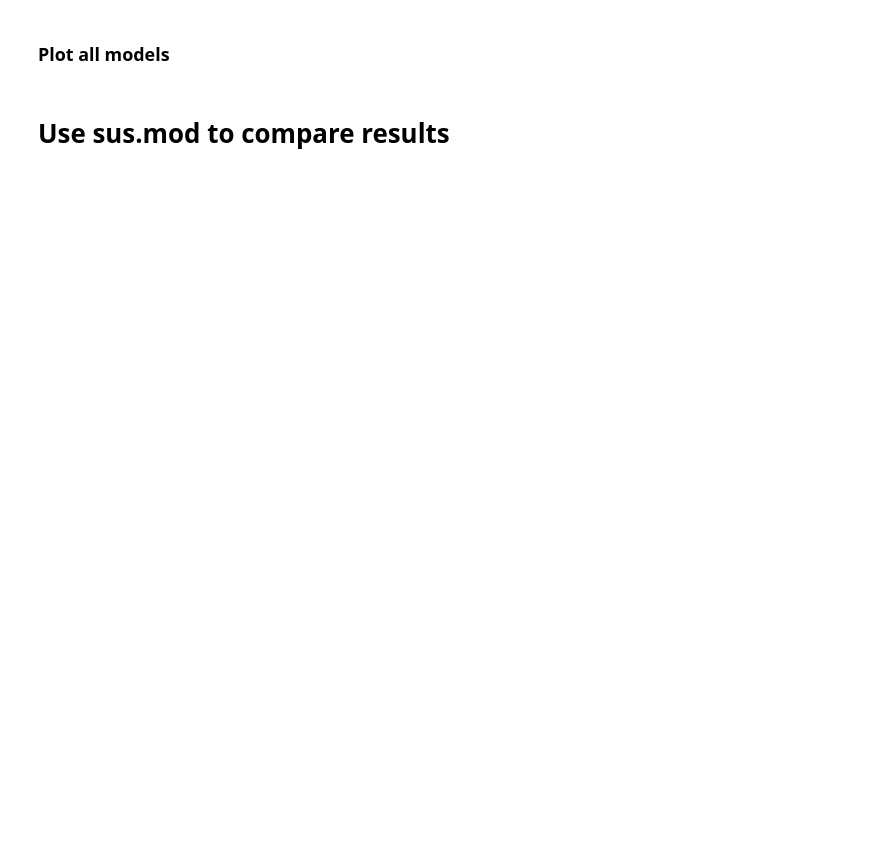
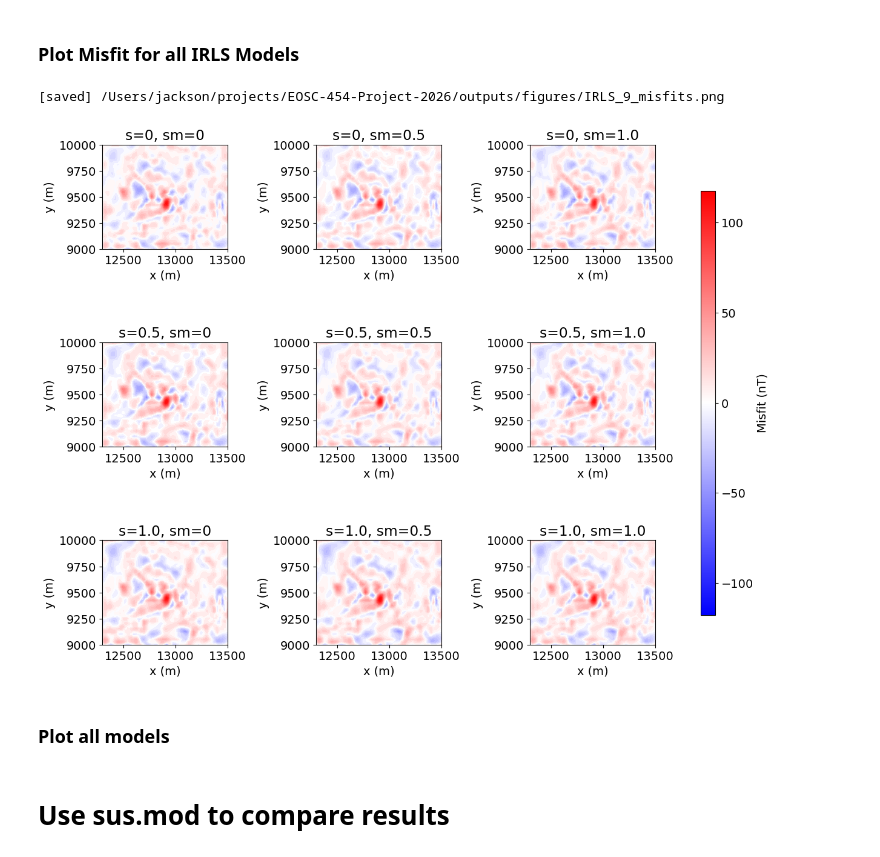
Before and after one commit to jtrustham/EOSC-454-Project-2026, a Jupyter notebook: notebooks/Mt_Milligan_Inversion.ipynb, the cells around one changed output. Cells and saved outputs as stored; diff of their text form; code cells hidden in the pictures; blank space fills up the shorter version.

```diff
--- a/notebooks/Mt_Milligan_Inversion.ipynb
+++ b/notebooks/Mt_Milligan_Inversion.ipynb
@@ -835 +497,17 @@ init_utils.save_model("IRLS_p05", recovered_tensor_irls_model)
+# %%
+IRLS_s0_sm0 = init_utils.load_model("IRLS_s0_sm0")
+IRLS_s0_sm05 = init_utils.load_model("IRLS_s0_sm05")
+IRLS_s0_sm10 = init_utils.load_model("IRLS_s0_sm10")
+IRLS_s05_sm0 = init_utils.load_model("IRLS_s05_sm0")
+IRLS_s05_sm05 = init_utils.load_model("IRLS_s05_sm05")
+IRLS_s05_sm10 = init_utils.load_model("IRLS_s05_sm10")
+IRLS_s10_sm0 = init_utils.load_model("IRLS_s10_sm0")
+IRLS_s10_sm05 = init_utils.load_model("IRLS_s10_sm05")
+IRLS_s10_sm10 = init_utils.load_model("IRLS_s10_sm10")
+
+recovered_models = [
+    IRLS_s0_sm0, IRLS_s0_sm05, IRLS_s0_sm10,
+    IRLS_s05_sm0, IRLS_s05_sm05, IRLS_s05_sm10,
+    IRLS_s10_sm0, IRLS_s10_sm05, IRLS_s10_sm10
+]
 # %% [markdown]
@@ -904,3 +578,61 @@ plt.show()
+# %% [markdown]
+### Plot Misfit for all IRLS Models
+# %%
+fig, axes = plt.subplots(3, 3, figsize=(12, 10))
+
+vals = [0, 0.5, 1.0]
+
+# store all misfits first to get consistent color scale
+misfits = []
+
+dobs = dobs_upward_continued
+
+for m in recovered_models:
+    dpred = simulation.dpred(m)
+    misfit = dobs - dpred
+    misfits.append(misfit)
+
+# global symmetric color scale (like your working version)
+all_vals = np.hstack(misfits)
+vlim = np.max(np.abs(all_vals))
+
+k = 0
+for i, smallness in enumerate(vals):
+    for j, smoothness in enumerate(vals):
+
+        ax = axes[i, j]
+
+        misfit = misfits[k]
+        k += 1
+
+        norm = mpl.colors.Normalize(vmin=-vlim, vmax=vlim)
+
+        plot2Ddata(
+            receiver_list[0].locations,
+            misfit,
+            ax=ax,
+            ncontour=30,
+            contourOpts={"cmap": "bwr", "norm": norm},
+        )
+
+        ax.set_title(f"s={smallness}, sm={smoothness}")
+        ax.set_xlabel("x (m)")
+        ax.set_ylabel("y (m)")
+
+# ---- ONE shared colorbar (like your slice plot) ----
+cbar_ax = fig.add_axes([0.92, 0.15, 0.02, 0.7])
+mpl.colorbar.ColorbarBase(
+    cbar_ax,
+    norm=mpl.colors.Normalize(vmin=-vlim, vmax=vlim),
+    cmap=mpl.cm.bwr,
+).set_label("Misfit (nT)")
+
+plt.tight_layout(rect=[0, 0, 0.9, 1])
+init_utils.save_figure('IRLS_9_misfits')
+plt.show()
+# %% [output]
+[saved] /Users/jackson/projects/EOSC-454-Project-2026/outputs/figures/IRLS_9_misfits.png
+[figure, added]
 # %% [markdown]
-### Plot all models
+ ### Plot all models
 # %%
@@ -1091,2 +823,2 @@ plt.show()
 # %% [markdown]
-# Use sus.mod to compare results
+ # Use sus.mod to compare results
```
Also changed, not shown: parts of 82 cells of this notebook, 3 other files.
